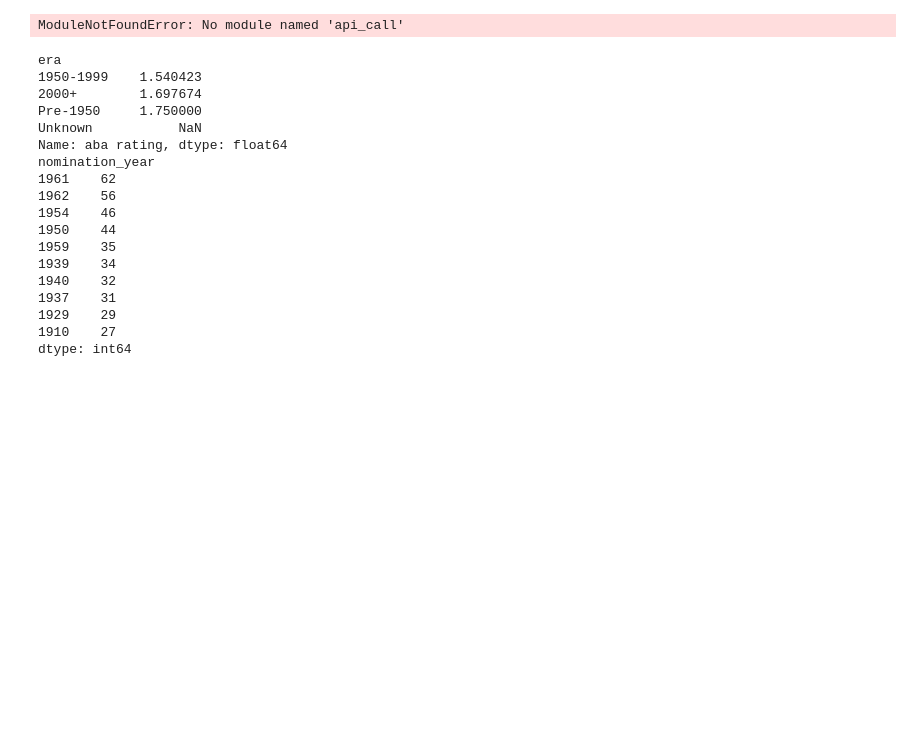
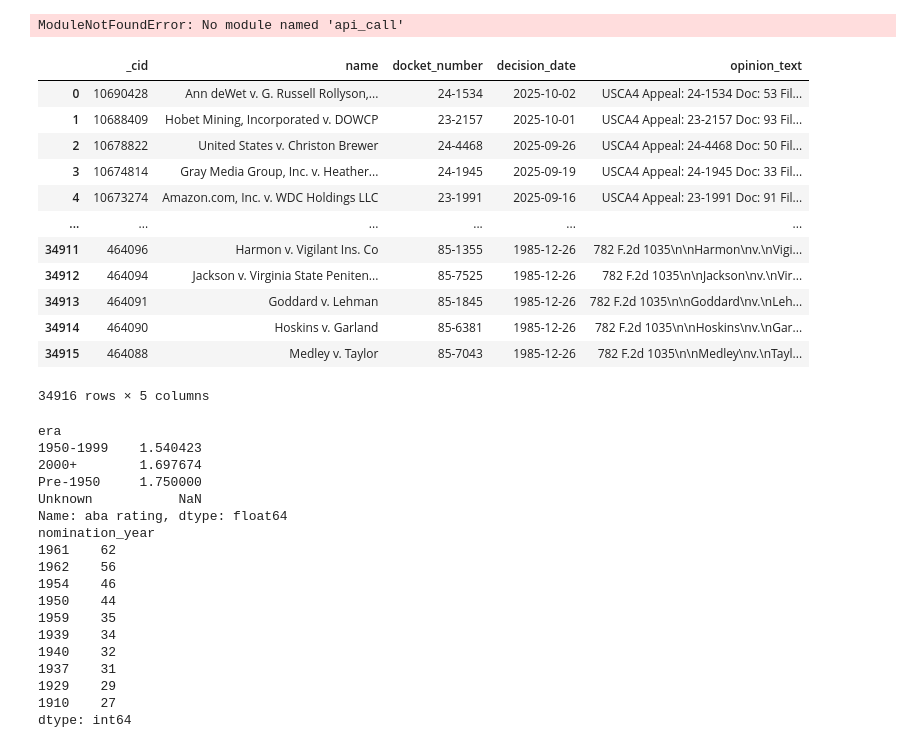
Before and after one commit to ilyadavidson/judge_project, a Jupyter notebook: scraps.ipynb, the cells around one changed output. Saved outputs shown, nothing was run; the diff lists cells and outputs as text; code cells hidden in the pictures; blank space fills up the shorter version.

Commit message:
scrape update to resume

```diff
--- a/scraps.ipynb
+++ b/scraps.ipynb
@@ -28,7 +28,23 @@ ModuleNotFoundError: No module named 'api_call'
 # %%
 import pandas as pd
 # %%
-df = pd.read_parquet("data/artifacts/cap/cap_dataset.parquet")
+df = pd.read_csv("data/artifacts/cl/scraped/4d_scraped.csv")
+# %%
+df
+# %% [output]
+|  | _cid | name | docket_number | decision_date | opinion_text |
+| 0 | 10690428 | Ann deWet v. G. Russell Rollyson,... | 24-1534 | 2025-10-02 | USCA4 Appeal: 24-1534 Doc: 53 Fil... |
+| 1 | 10688409 | Hobet Mining, Incorporated v. DOWCP | 23-2157 | 2025-10-01 | USCA4 Appeal: 23-2157 Doc: 93 Fil... |
+| 2 | 10678822 | United States v. Christon Brewer | 24-4468 | 2025-09-26 | USCA4 Appeal: 24-4468 Doc: 50 Fil... |
+| 3 | 10674814 | Gray Media Group, Inc. v. Heather... | 24-1945 | 2025-09-19 | USCA4 Appeal: 24-1945 Doc: 33 Fil... |
+| 4 | 10673274 | Amazon.com, Inc. v. WDC Holdings LLC | 23-1991 | 2025-09-16 | USCA4 Appeal: 23-1991 Doc: 91 Fil... |
+| ... | ... | ... | ... | ... | ... |
+| 34911 | 464096 | Harmon v. Vigilant Ins. Co | 85-1355 | 1985-12-26 | 782 F.2d 1035\n\nHarmon\nv.\nVigi... |
+| 34912 | 464094 | Jackson v. Virginia State Peniten... | 85-7525 | 1985-12-26 | 782 F.2d 1035\n\nJackson\nv.\nVir... |
+| 34913 | 464091 | Goddard v. Lehman | 85-1845 | 1985-12-26 | 782 F.2d 1035\n\nGoddard\nv.\nLeh... |
+| 34914 | 464090 | Hoskins v. Garland | 85-6381 | 1985-12-26 | 782 F.2d 1035\n\nHoskins\nv.\nGar... |
+| 34915 | 464088 | Medley v. Taylor | 85-7043 | 1985-12-26 | 782 F.2d 1035\n\nMedley\nv.\nTayl... |
+34916 rows × 5 columns
 # %%
 judges = pd.read_csv('data/judge_info.csv')
 # %%
```
Also changed, not shown: 3 other files.
